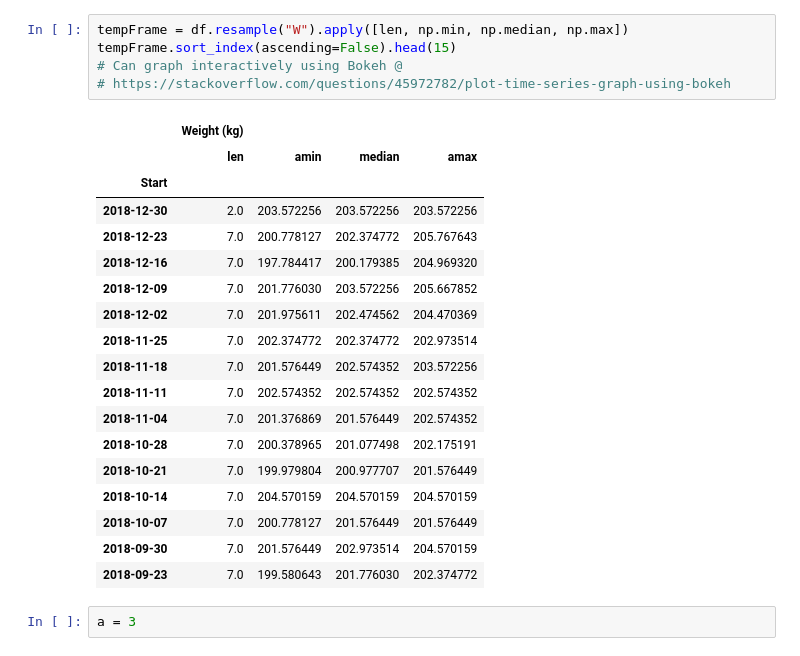
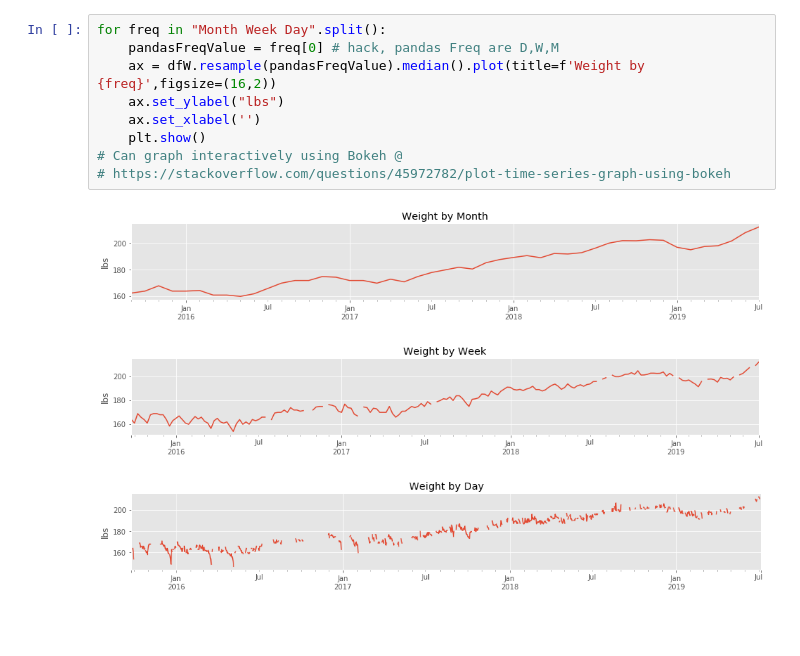
Before and after one commit to idvorkin/jupyter, a Jupyter notebook: Weight Analysis.ipynb, the cells around one changed output. Drawn from its saved outputs; the diff is of its cells as text; blank space fills up the shorter version.

```diff
--- a/Weight Analysis.ipynb
+++ b/Weight Analysis.ipynb
@@ -84,26 +77,13 @@ plot_weight_over_time(df_alltime, idx_month_year)
-# %%
-tempFrame = df.resample("W").apply([len, np.min, np.median, np.max])
-tempFrame.sort_index(ascending=False).head(15)
-# Can graph interactively using Bokeh @
-# https://stackoverflow.com/questions/45972782/plot-time-series-graph-using-bokeh
-# %% [output]
-|  | Weight (kg) |  |  |  |
-|  | len | amin | median | amax |
-| Start |  |  |  |  |
-| 2018-12-30 | 2.0 | 203.572256 | 203.572256 | 203.572256 |
-| 2018-12-23 | 7.0 | 200.778127 | 202.374772 | 205.767643 |
-| 2018-12-16 | 7.0 | 197.784417 | 200.179385 | 204.969320 |
-| 2018-12-09 | 7.0 | 201.776030 | 203.572256 | 205.667852 |
-| 2018-12-02 | 7.0 | 201.975611 | 202.474562 | 204.470369 |
-| 2018-11-25 | 7.0 | 202.374772 | 202.374772 | 202.973514 |
-| 2018-11-18 | 7.0 | 201.576449 | 202.574352 | 203.572256 |
-| 2018-11-11 | 7.0 | 202.574352 | 202.574352 | 202.574352 |
-| 2018-11-04 | 7.0 | 201.376869 | 201.576449 | 202.574352 |
-| 2018-10-28 | 7.0 | 200.378965 | 201.077498 | 202.175191 |
-| 2018-10-21 | 7.0 | 199.979804 | 200.977707 | 201.576449 |
-| 2018-10-14 | 7.0 | 204.570159 | 204.570159 | 204.570159 |
-| 2018-10-07 | 7.0 | 200.778127 | 201.576449 | 201.576449 |
-| 2018-09-30 | 7.0 | 201.576449 | 202.973514 | 204.570159 |
-| 2018-09-23 | 7.0 | 199.580643 | 201.776030 | 202.374772 |
-# %%
-a = 3
+# %%
+for freq in "Month Week Day".split():
+    pandasFreqValue = freq[0] # hack, pandas Freq are D,W,M
+    ax = dfW.resample(pandasFreqValue).median().plot(title=f'Weight by {freq}',figsize=(16,2))
+    ax.set_ylabel("lbs")
+    ax.set_xlabel('')
+    plt.show()
+# Can graph interactively using Bokeh @
+# https://stackoverflow.com/questions/45972782/plot-time-series-graph-using-bokeh
+# %% [output]
+[figure, added]
+[figure, added]
+[figure, added]
```
Also changed, not shown: parts of 8 cells of this notebook, 1 other file.
